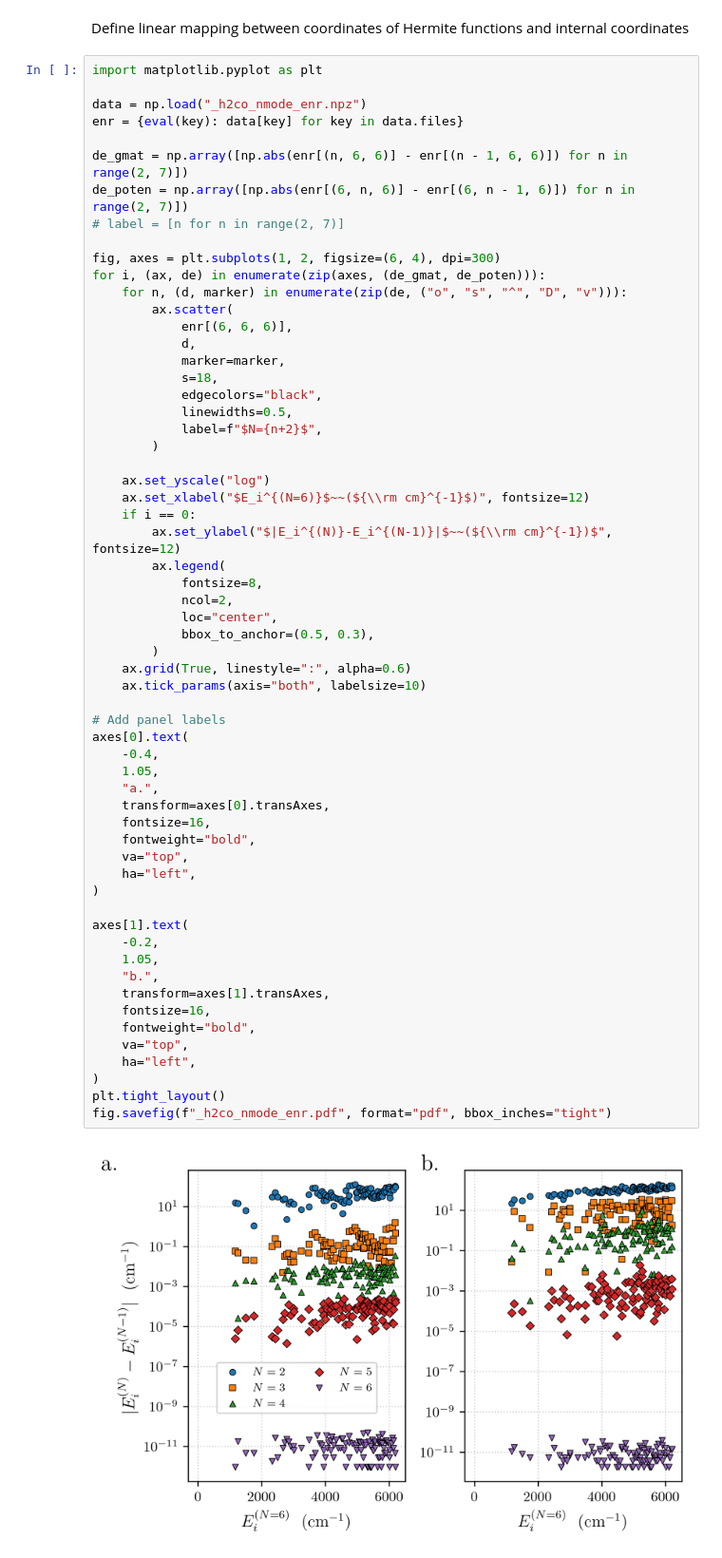
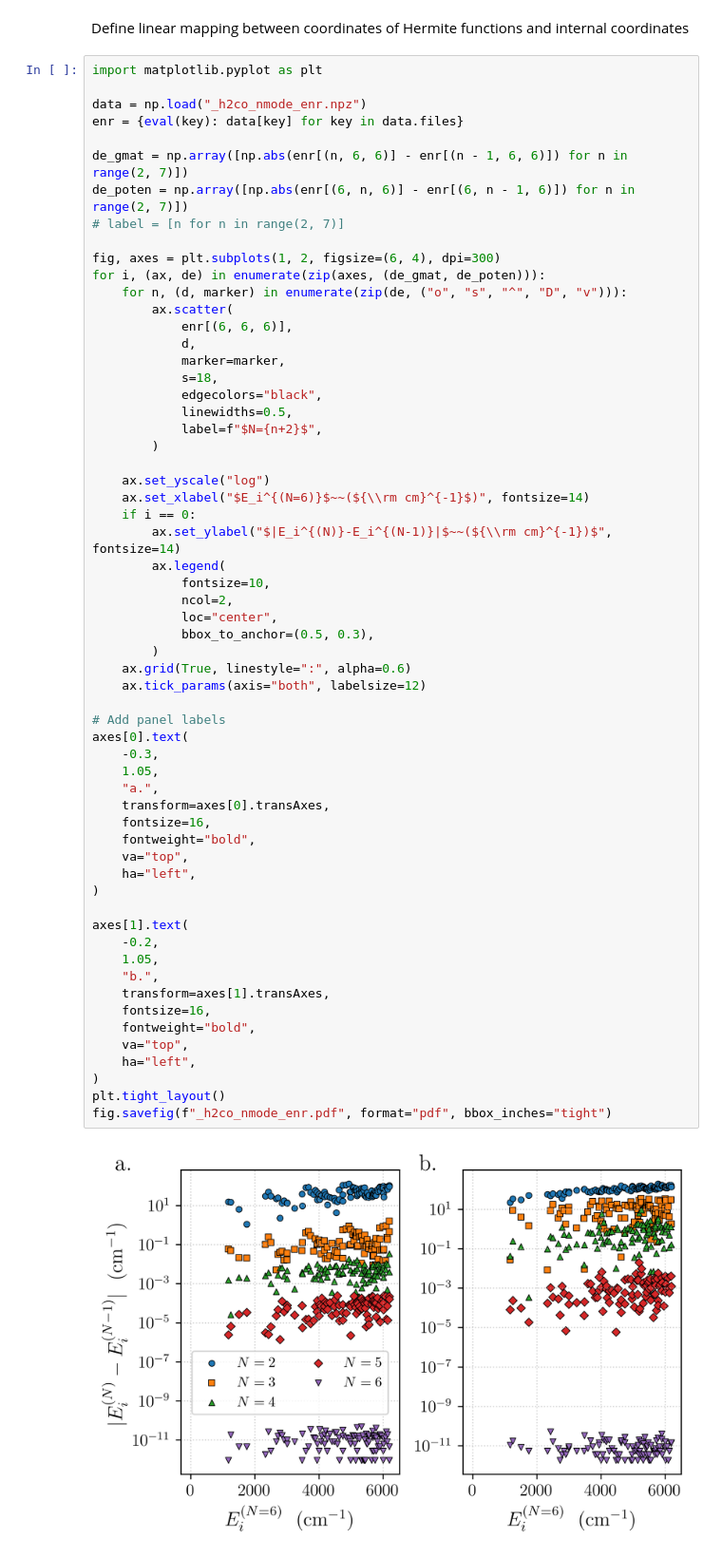
Before and after one commit to robochimps/vibrojet, a Jupyter notebook: examples/h2co_solve.ipynb, the cells around one changed output. Shown at 95% size. Saved outputs shown, nothing was run; the diff lists cells and outputs as text.

```diff
--- a/examples/h2co_solve.ipynb
+++ b/examples/h2co_solve.ipynb
@@ -546,41 +562,41 @@ for i, (ax, de) in enumerate(zip(axes, (de_gmat, de_poten))):
         )
 
     ax.set_yscale("log")
-    ax.set_xlabel("$E_i^{(N=6)}$~~(${\\rm cm}^{-1}$)", fontsize=12)
+    ax.set_xlabel("$E_i^{(N=6)}$~~(${\\rm cm}^{-1}$)", fontsize=14)
     if i == 0:
-        ax.set_ylabel("$|E_i^{(N)}-E_i^{(N-1)}|$~~(${\\rm cm}^{-1})$", fontsize=12)
+        ax.set_ylabel("$|E_i^{(N)}-E_i^{(N-1)}|$~~(${\\rm cm}^{-1})$", fontsize=14)
         ax.legend(
-            fontsize=8,
+            fontsize=10,
             ncol=2,
             loc="center",
             bbox_to_anchor=(0.5, 0.3),
         )
     ax.grid(True, linestyle=":", alpha=0.6)
-    ax.tick_params(axis="both", labelsize=10)
+    ax.tick_params(axis="both", labelsize=12)
 
 # Add panel labels
 axes[0].text(
-    -0.4,
+    -0.3,
     1.05,
     "a.",
     transform=axes[0].transAxes,
     fontsize=16,
     fontweight="bold",
     va="top",
     ha="left",
 )
 
 axes[1].text(
     -0.2,
     1.05,
     "b.",
     transform=axes[1].transAxes,
     fontsize=16,
     fontweight="bold",
     va="top",
     ha="left",
 )
 plt.tight_layout()
 fig.savefig(f"_h2co_nmode_enr.pdf", format="pdf", bbox_inches="tight")
 # %% [output]
-[figure, old version]
+[figure, new version]
```
Also changed, not shown: parts of 6 cells of this notebook.
